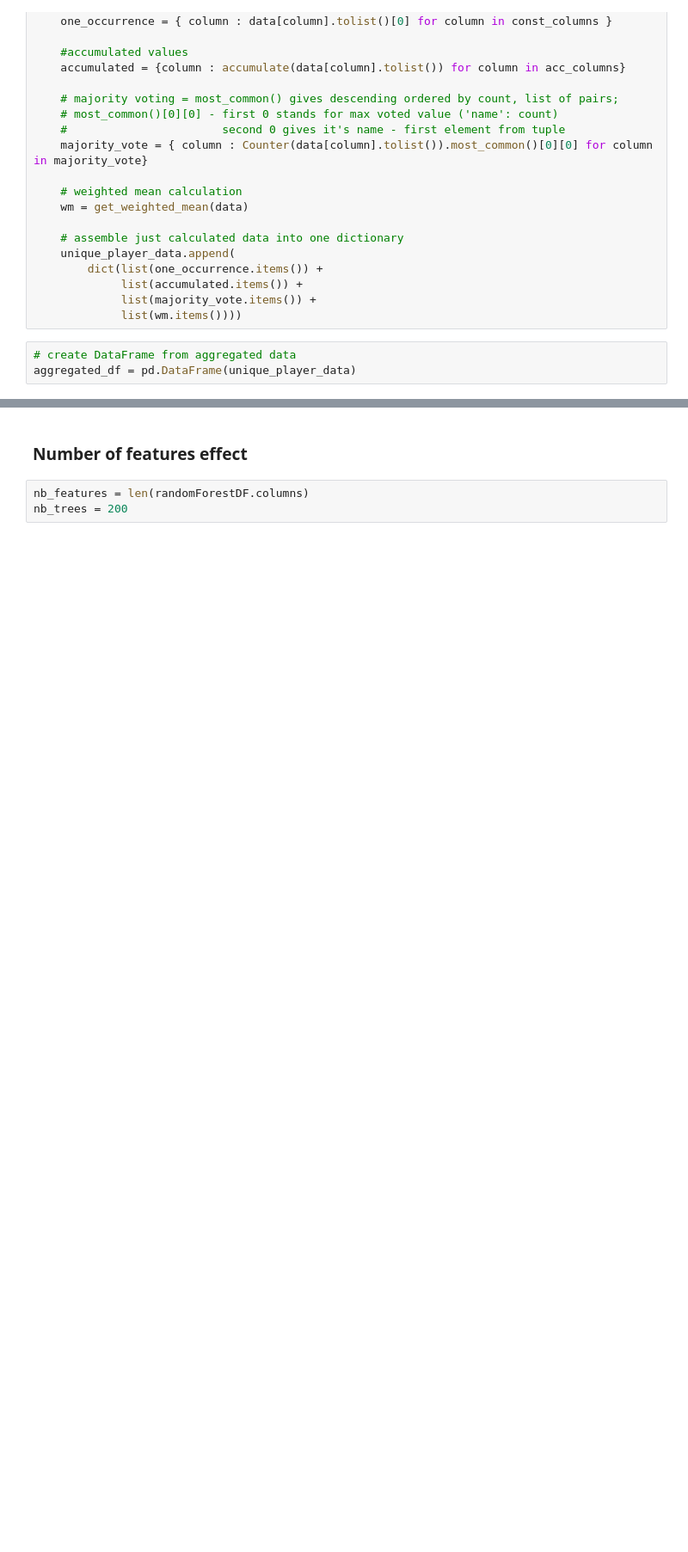
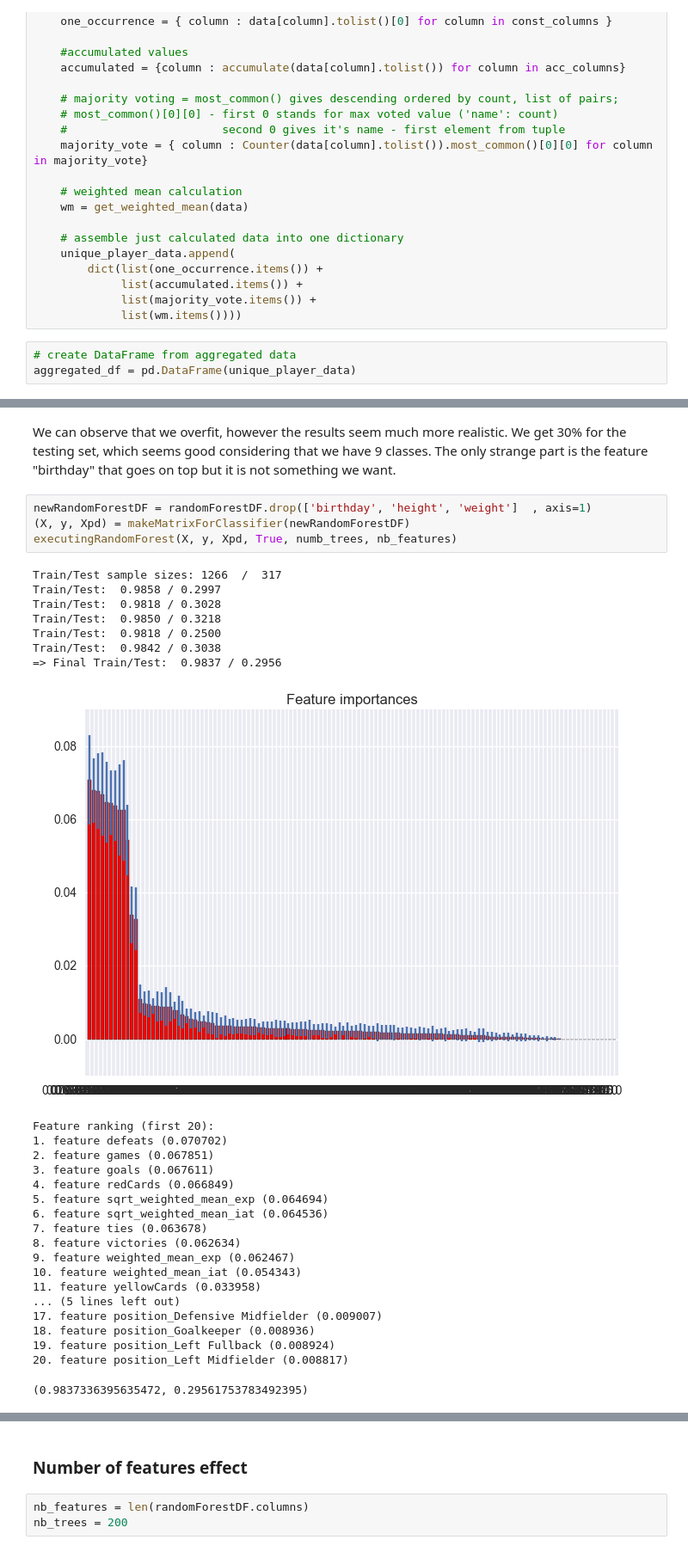
Before and after one commit to daniel-guggenheim/ada-homeworks, a Jupyter notebook: 04 - Applied ML/HW4 - main.ipynb, the cells around one changed output, grey strips where cells are left out. Shown at 86% size. Cells and saved outputs as stored; diff of their text form; blank space fills up the shorter version.

```diff
--- a/04 - Applied ML/HW4 - main.ipynb
+++ b/04 - Applied ML/HW4 - main.ipynb
@@ -324,0 +456,33 @@ Train/Test sample sizes: 1266  /  317
+# %% [markdown]
+We can observe that we overfit, however the results seem much more realistic. We get 30% for the testing set, which seems good considering that we have 9 classes. The only strange part is the feature "birthday" that goes on top but it is not something we want.
+# %%
+newRandomForestDF = randomForestDF.drop(['birthday', 'height', 'weight']  , axis=1)
+(X, y, Xpd) = makeMatrixForClassifier(newRandomForestDF)
+executingRandomForest(X, y, Xpd, True, numb_trees, nb_features)
+# %% [output]
+Train/Test sample sizes: 1266  /  317
+Train/Test:  0.9858 / 0.2997
+Train/Test:  0.9818 / 0.3028
+Train/Test:  0.9850 / 0.3218
+Train/Test:  0.9818 / 0.2500
+Train/Test:  0.9842 / 0.3038
+=> Final Train/Test:  0.9837 / 0.2956
+[figure, added]
+Feature ranking (first 20):
+1. feature defeats (0.070702)
+2. feature games (0.067851)
+3. feature goals (0.067611)
+4. feature redCards (0.066849)
+5. feature sqrt_weighted_mean_exp (0.064694)
+6. feature sqrt_weighted_mean_iat (0.064536)
+7. feature ties (0.063678)
+8. feature victories (0.062634)
+9. feature weighted_mean_exp (0.062467)
+10. feature weighted_mean_iat (0.054343)
+11. feature yellowCards (0.033958)
+... (5 lines left out)
+17. feature position_Defensive Midfielder (0.009007)
+18. feature position_Goalkeeper (0.008936)
+19. feature position_Left Fullback (0.008924)
+20. feature position_Left Midfielder (0.008817)
+(0.9837336395635472, 0.29561753783492395)
```
Also changed, not shown: parts of 44 cells of this notebook.
